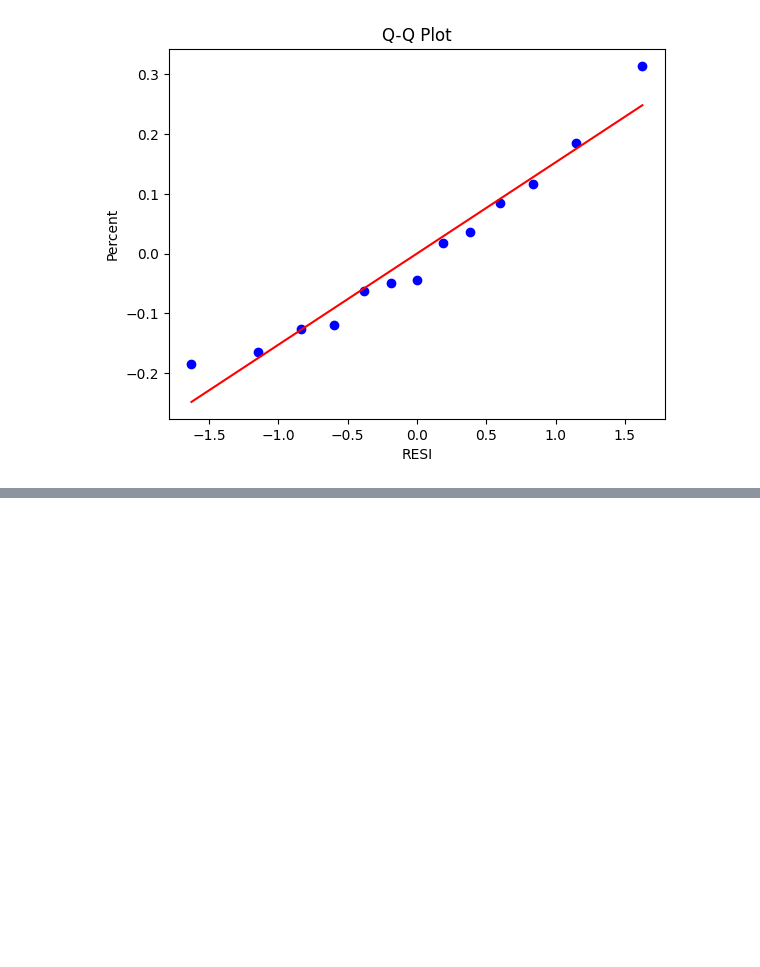
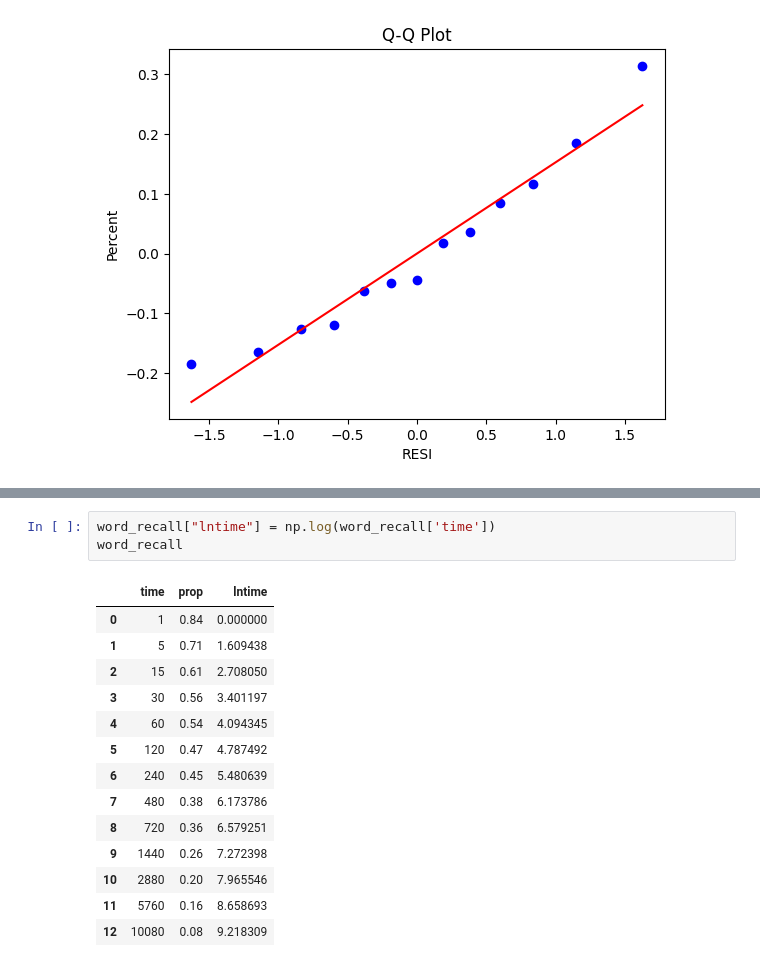
Before and after one commit to crdcamp/ml-learning-linear-regression-feature-engineering, a Jupyter notebook: 3_transformations_and_interactions.ipynb, the cells around one changed output, grey strips where cells are left out. Saved outputs shown, nothing was run; the diff lists cells and outputs as text; blank space fills up the shorter version.

```diff
--- a/3_transformations_and_interactions.ipynb
+++ b/3_transformations_and_interactions.ipynb
@@ -98,0 +118,18 @@ I tried calculating the graph's associated statistics with limited success (I go
+# %%
+word_recall["lntime"] = np.log(word_recall['time'])
+word_recall
+# %% [output]
+|  | time | prop | lntime |
+| 0 | 1 | 0.84 | 0.000000 |
+| 1 | 5 | 0.71 | 1.609438 |
+| 2 | 15 | 0.61 | 2.708050 |
+| 3 | 30 | 0.56 | 3.401197 |
+| 4 | 60 | 0.54 | 4.094345 |
+| 5 | 120 | 0.47 | 4.787492 |
+| 6 | 240 | 0.45 | 5.480639 |
+| 7 | 480 | 0.38 | 6.173786 |
+| 8 | 720 | 0.36 | 6.579251 |
+| 9 | 1440 | 0.26 | 7.272398 |
+| 10 | 2880 | 0.20 | 7.965546 |
+| 11 | 5760 | 0.16 | 8.658693 |
+| 12 | 10080 | 0.08 | 9.218309 |
```
Also changed, not shown: parts of 3 cells of this notebook, 1 other file.
